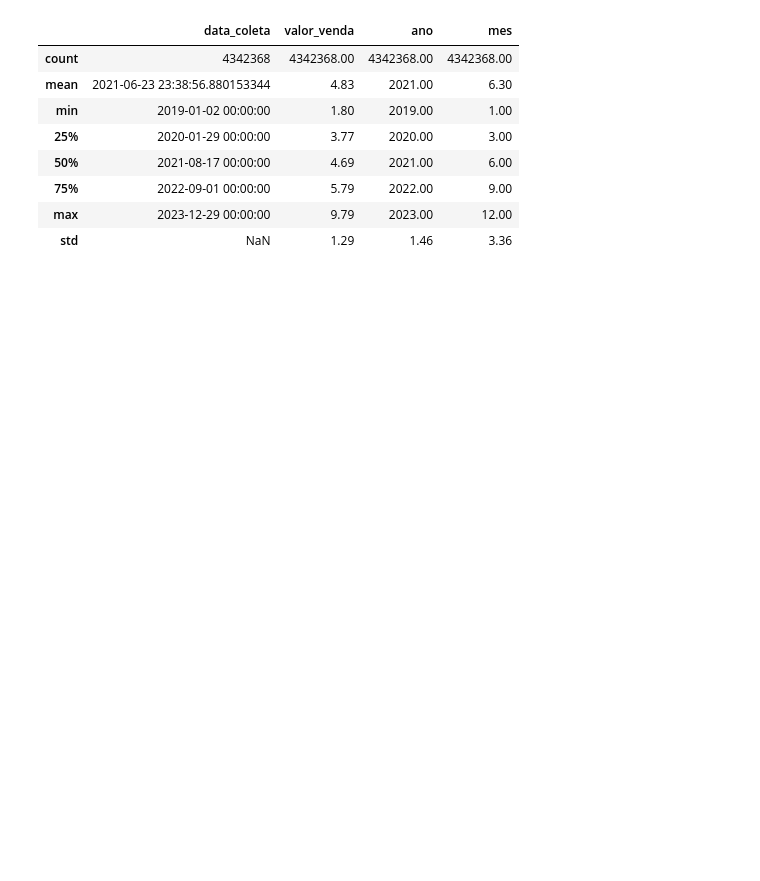
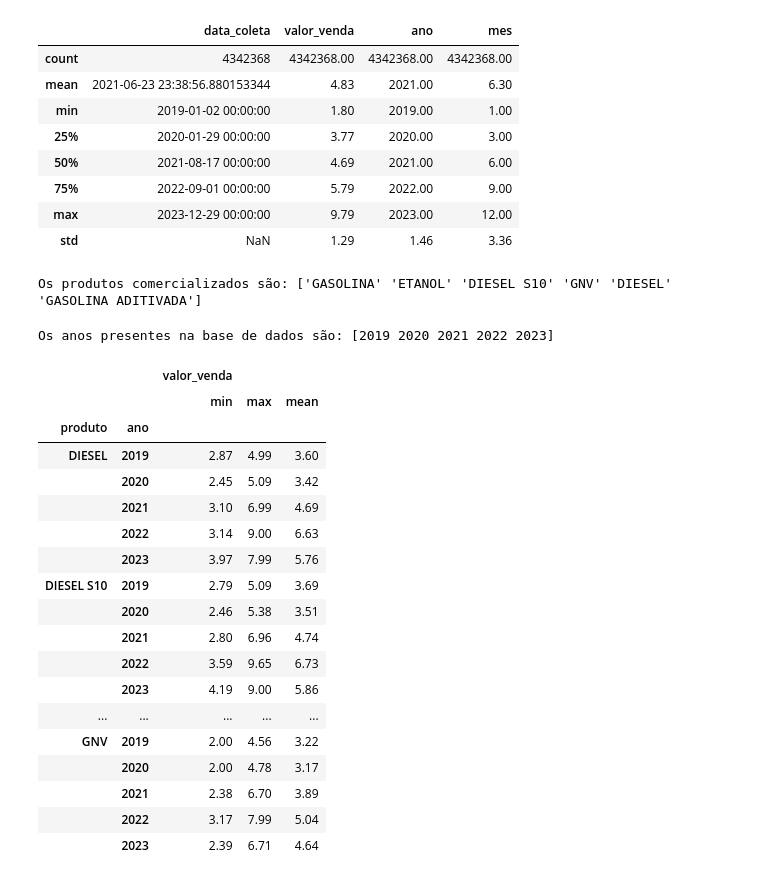
Before and after one commit to camimq/data_viz_and_production_models, a Jupyter notebook: analise_de_negocios/1_Ligacao_banco_dados.ipynb, the cells around one changed output. Cells and saved outputs as stored; diff of their text form; code cells hidden in the pictures; blank space fills up the shorter version.

```diff
--- a/analise_de_negocios/1_Ligacao_banco_dados.ipynb
+++ b/analise_de_negocios/1_Ligacao_banco_dados.ipynb
@@ -219,3 +219,37 @@ df_anp.describe().round(2)
 | 75% | 2022-09-01 00:00:00 | 5.79 | 2022.00 | 9.00 |
 | max | 2023-12-29 00:00:00 | 9.79 | 2023.00 | 12.00 |
 | std | NaN | 1.29 | 1.46 | 3.36 |
+# %%
+# Quais são os tipos de produtos que são comercializados
+print(f'Os produtos comercializados são: {df_anp["produto"].unique()}')
+# %% [output]
+Os produtos comercializados são: ['GASOLINA' 'ETANOL' 'DIESEL S10' 'GNV' 'DIESEL' 'GASOLINA ADITIVADA']
+# %%
+# Quais anos estão na base de dados?
+print(f'Os anos presentes na base de dados são: {df_anp["ano"].unique()}')
+# %% [output]
+Os anos presentes na base de dados são: [2019 2020 2021 2022 2023]
+# %%
+# Descobrindo os valores mínimos, máximos e médios dos produtos por ano
+df_anp_valor = df_anp[['ano', 'produto', 'valor_venda']].groupby(['produto', 'ano']).agg(['min', 'max', 'mean']).round(2)
+df_anp_valor
+# %% [output]
+|  |  | valor_venda |  |  |
+|  |  | min | max | mean |
+| produto | ano |  |  |  |
+| DIESEL | 2019 | 2.87 | 4.99 | 3.60 |
+|  | 2020 | 2.45 | 5.09 | 3.42 |
+|  | 2021 | 3.10 | 6.99 | 4.69 |
+|  | 2022 | 3.14 | 9.00 | 6.63 |
+|  | 2023 | 3.97 | 7.99 | 5.76 |
+| DIESEL S10 | 2019 | 2.79 | 5.09 | 3.69 |
+|  | 2020 | 2.46 | 5.38 | 3.51 |
+|  | 2021 | 2.80 | 6.96 | 4.74 |
+|  | 2022 | 3.59 | 9.65 | 6.73 |
+|  | 2023 | 4.19 | 9.00 | 5.86 |
+| ... | ... | ... | ... | ... |
+| GNV | 2019 | 2.00 | 4.56 | 3.22 |
+|  | 2020 | 2.00 | 4.78 | 3.17 |
+|  | 2021 | 2.38 | 6.70 | 3.89 |
+|  | 2022 | 3.17 | 7.99 | 5.04 |
+|  | 2023 | 2.39 | 6.71 | 4.64 |
```
Also changed, not shown: parts of 3 cells of this notebook.
